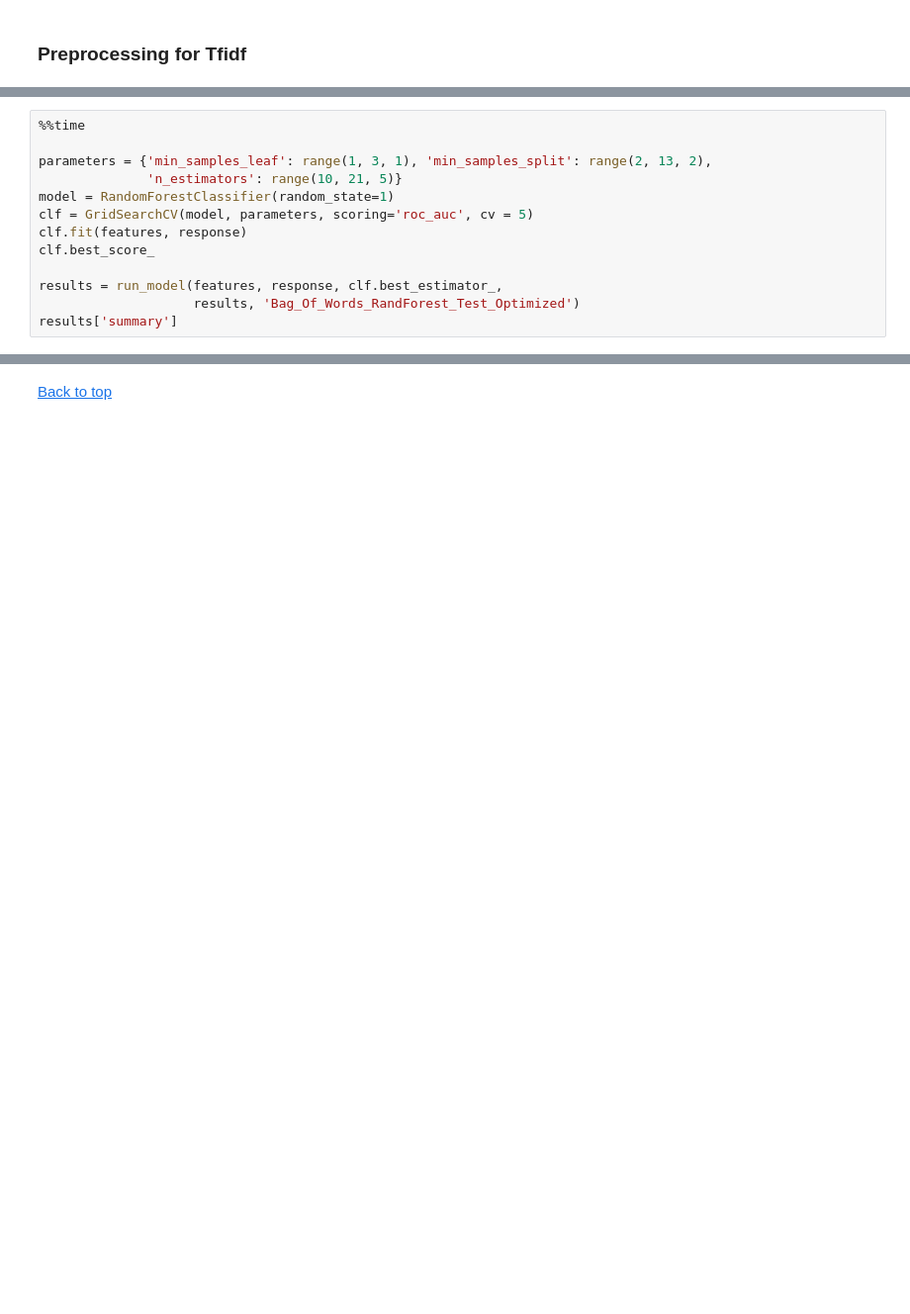
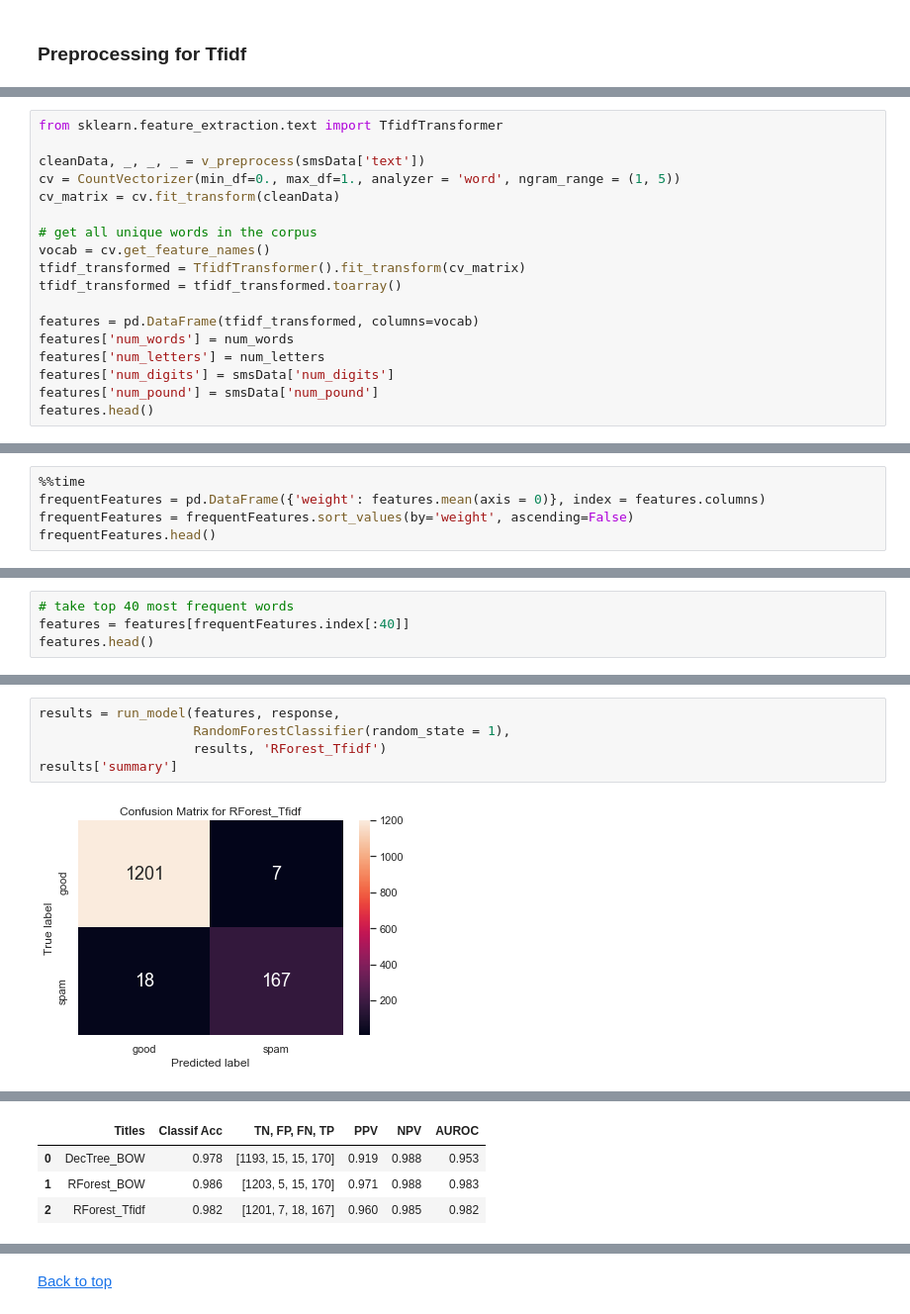
Before and after one commit to NicholasGoh/1016, a Jupyter notebook: Assignment/Spam_Detection.ipynb, the cells around one changed output, grey strips where cells are left out. Shown: that part at 99% size. Saved outputs shown, nothing was run; the diff lists cells and outputs as text; blank space fills up the shorter version.

```diff
--- a/Assignment/Spam_Detection.ipynb
+++ b/Assignment/Spam_Detection.ipynb
@@ -451,13 +347,0 @@ Wall time: 34.1 s
-# %%
-%%time
-
-parameters = {'min_samples_leaf': range(1, 3, 1), 'min_samples_split': range(2, 13, 2),
-              'n_estimators': range(10, 21, 5)}
-model = RandomForestClassifier(random_state=1)
-clf = GridSearchCV(model, parameters, scoring='roc_auc', cv = 5)
-clf.fit(features, response)
-clf.best_score_
-
-results = run_model(features, response, clf.best_estimator_,
-                    results, 'Bag_Of_Words_RandForest_Test_Optimized')
-results['summary']
@@ -479,0 +363,18 @@ From the results, using `Tfidf` and `RandomForest` with optimized parameters giv
+# %%
+from sklearn.feature_extraction.text import TfidfTransformer
+
+cleanData, _, _, _ = v_preprocess(smsData['text'])
+cv = CountVectorizer(min_df=0., max_df=1., analyzer = 'word', ngram_range = (1, 5))
+cv_matrix = cv.fit_transform(cleanData)
+
+# get all unique words in the corpus
+vocab = cv.get_feature_names()
+tfidf_transformed = TfidfTransformer().fit_transform(cv_matrix)
+tfidf_transformed = tfidf_transformed.toarray()
+
+features = pd.DataFrame(tfidf_transformed, columns=vocab)
+features['num_words'] = num_words
+features['num_letters'] = num_letters
+features['num_digits'] = smsData['num_digits']
+features['num_pound'] = smsData['num_pound']
+features.head()
@@ -479,0 +392,5 @@ From the results, using `Tfidf` and `RandomForest` with optimized parameters giv
+# %%
+%%time
+frequentFeatures = pd.DataFrame({'weight': features.mean(axis = 0)}, index = features.columns)
+frequentFeatures = frequentFeatures.sort_values(by='weight', ascending=False)
+frequentFeatures.head()
@@ -479,0 +407,4 @@ From the results, using `Tfidf` and `RandomForest` with optimized parameters giv
+# %%
+# take top 40 most frequent words
+features = features[frequentFeatures.index[:40]]
+features.head()
@@ -479,0 +422,7 @@ From the results, using `Tfidf` and `RandomForest` with optimized parameters giv
+# %%
+results = run_model(features, response,
+                    RandomForestClassifier(random_state = 1),
+                    results, 'RForest_Tfidf')
+results['summary']
+# %% [output]
+[figure, added]
@@ -479,0 +430,4 @@ From the results, using `Tfidf` and `RandomForest` with optimized parameters giv
+|  | Titles | Classif Acc | TN, FP, FN, TP | PPV | NPV | AUROC |
+| 0 | DecTree_BOW | 0.978 | [1193, 15, 15, 170] | 0.919 | 0.988 | 0.953 |
+| 1 | RForest_BOW | 0.986 | [1203, 5, 15, 170] | 0.971 | 0.988 | 0.983 |
+| 2 | RForest_Tfidf | 0.982 | [1201, 7, 18, 167] | 0.960 | 0.985 | 0.982 |
```
Also changed, not shown: parts of 86 cells of this notebook.
